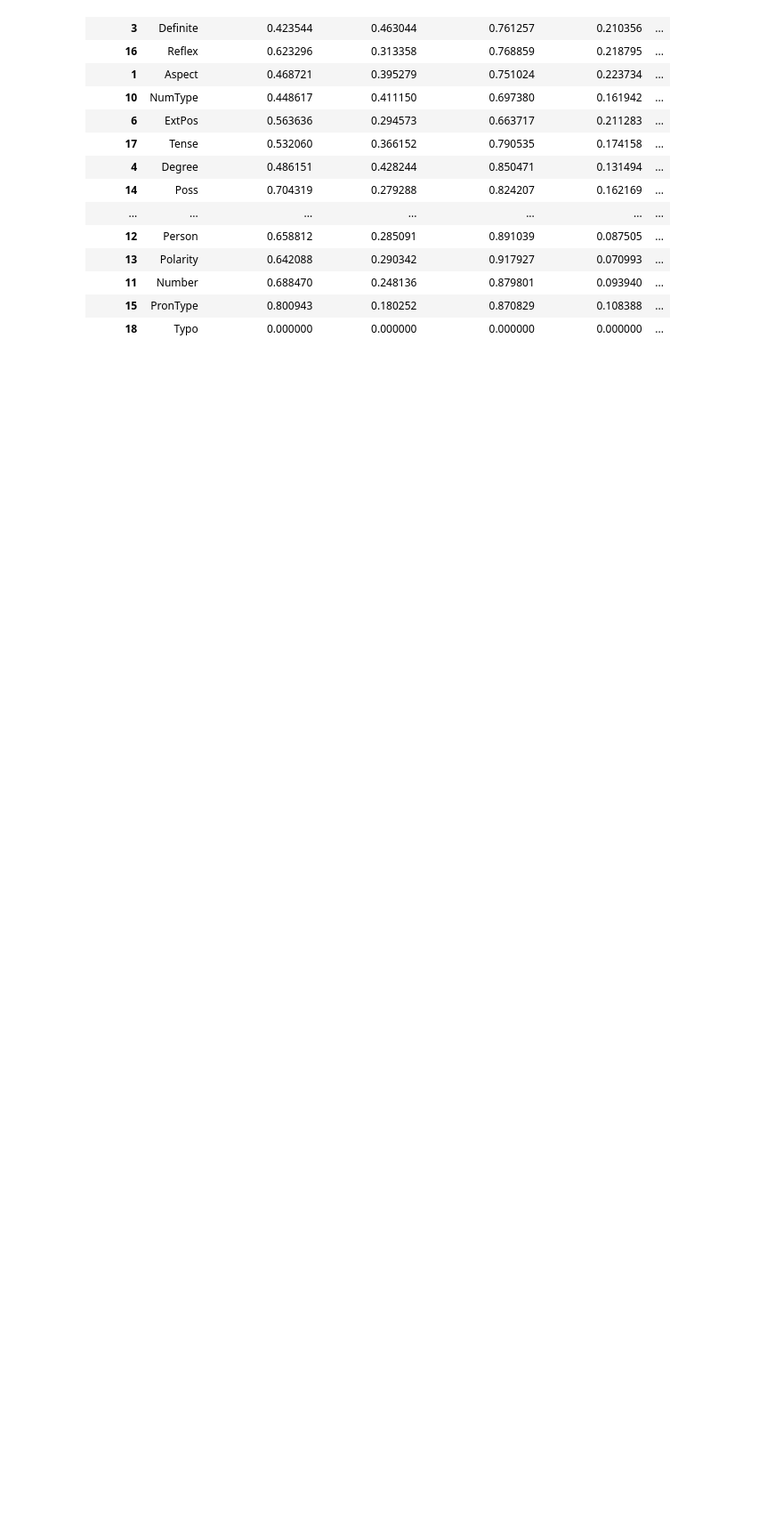
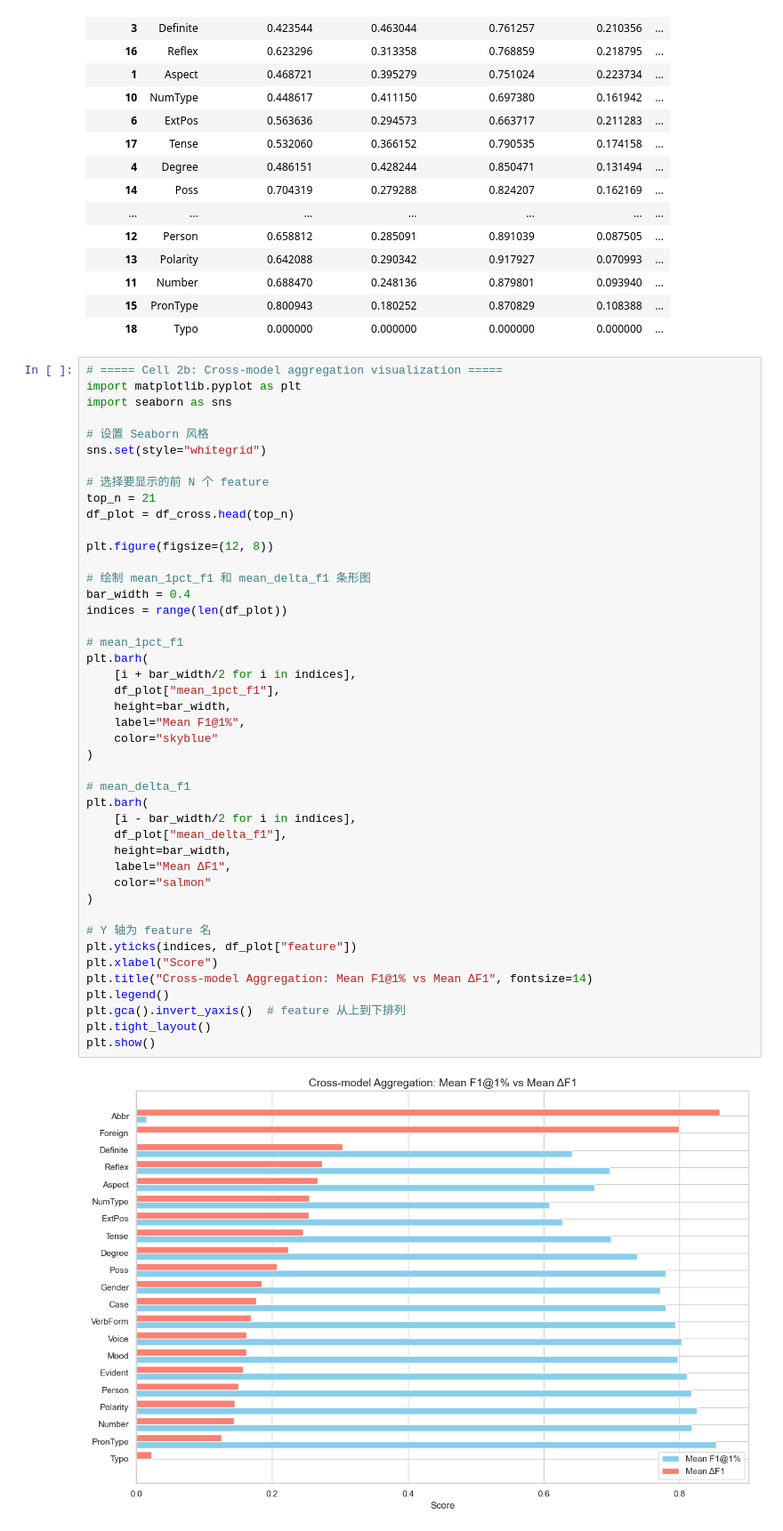
Before and after one commit to JesseLau24/Fengdi_Huang_Master_Thesis_Repo, a Jupyter notebook: 3_fine_grain_morph.ipynb, the cells around one changed output. Shown at 89% size. Cells and saved outputs as stored; diff of their text form; blank space fills up the shorter version.

```diff
--- a/3_fine_grain_morph.ipynb
+++ b/3_fine_grain_morph.ipynb
@@ -252,6 +292,52 @@ display(df_cross.head(21))
 | 11 | Number | 0.688470 | 0.248136 | 0.879801 | 0.093940 | ... |
 | 15 | PronType | 0.800943 | 0.180252 | 0.870829 | 0.108388 | ... |
 | 18 | Typo | 0.000000 | 0.000000 | 0.000000 | 0.000000 | ... |
+# %%
+# ===== Cell 2b: Cross-model aggregation visualization =====
+import matplotlib.pyplot as plt
+import seaborn as sns
+
+# 设置 Seaborn 风格
+sns.set(style="whitegrid")
+
+# 选择要显示的前 N 个 feature
+top_n = 21
+df_plot = df_cross.head(top_n)
+
+plt.figure(figsize=(12, 8))
+
+# 绘制 mean_1pct_f1 和 mean_delta_f1 条形图
+bar_width = 0.4
+indices = range(len(df_plot))
+
+# mean_1pct_f1
+plt.barh(
+    [i + bar_width/2 for i in indices],
+    df_plot["mean_1pct_f1"],
+    height=bar_width,
+    label="Mean F1@1%",
+    color="skyblue"
+)
+
+# mean_delta_f1
+plt.barh(
+    [i - bar_width/2 for i in indices],
+    df_plot["mean_delta_f1"],
+    height=bar_width,
+    label="Mean ΔF1",
+    color="salmon"
+)
+
+# Y 轴为 feature 名
+plt.yticks(indices, df_plot["feature"])
+plt.xlabel("Score")
+plt.title("Cross-model Aggregation: Mean F1@1% vs Mean ΔF1", fontsize=14)
+plt.legend()
+plt.gca().invert_yaxis()  # feature 从上到下排列
+plt.tight_layout()
+plt.show()
+# %% [output]
+[figure, added]
 # %%
 # ===== Cell 3: Single-model High-Stability features (Updated) =====
 
```
Also changed, not shown: parts of 4 cells of this notebook.
